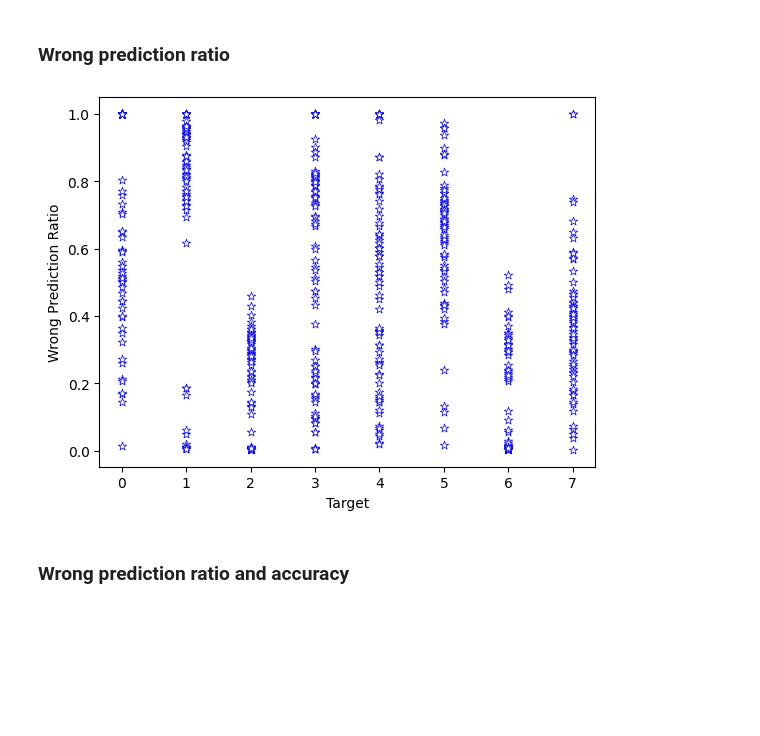
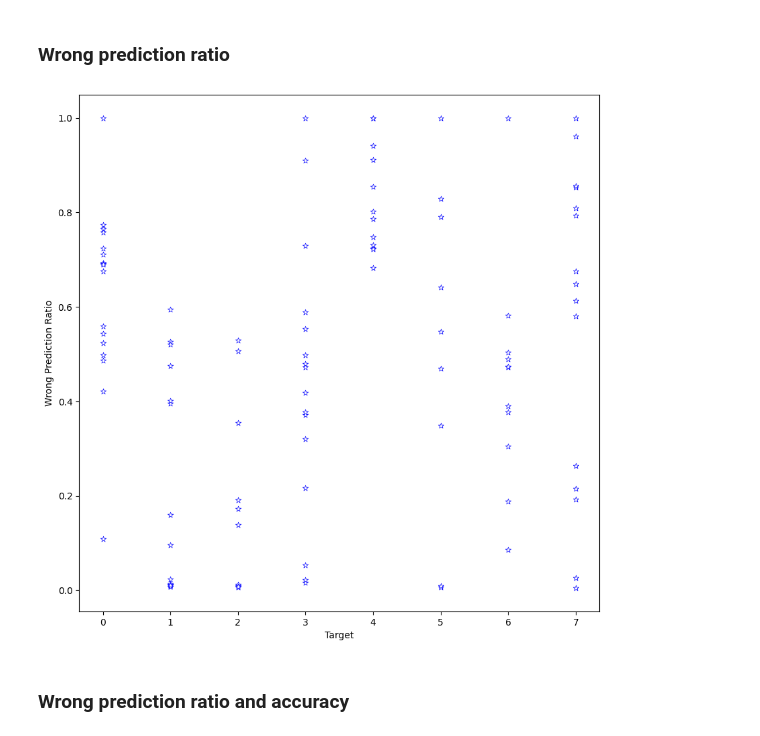
Before and after one commit to shokoofehv/Anticipatory-Indicators-of-Human-Walking-Motion, a Jupyter notebook: Assets/Scripts/test.ipynb, the cells around one changed output. Saved outputs shown, nothing was run; the diff lists cells and outputs as text; code cells hidden in the pictures; blank space fills up the shorter version.

Commit message:
add recording interval, record a new dataset

```diff
--- a/Assets/Scripts/test.ipynb
+++ b/Assets/Scripts/test.ipynb
@@ -9,7 +10,8 @@ pd.set_option('display.max_rows', 60)
 # %%
 # setting values
 
-path = "../Datasets/train - new file - 20230223 130159135.csv"
+path = "../Datasets/train - new file - 20230303 135859685.csv"
+dataset_path = "../Datasets/train - mix agent.csv"
 n_targets = 8
 # %%
 # reading from the file dropping nan values
@@ -251,13 +347,14 @@ plt.show()
 # %% [markdown]
 ### Wrong prediction ratio
 # %%
+fig = plt.figure(figsize=(10,10))
 plt.scatter(accu["target"], accu["wrong prediction time till correct/length"],
             s=40, linewidths=.5, edgecolors='b', marker='*', c='w')
 plt.xlabel("Target")
 plt.ylabel("Wrong Prediction Ratio")
 plt.savefig("../Plots/Wrong prediction ratio")
 plt.show()
 # %% [output]
-[figure, old version]
+[figure, new version]
 # %% [markdown]
 ### Wrong prediction ratio and accuracy
```
Also changed, not shown: parts of 20 cells of this notebook, 16 other files.
